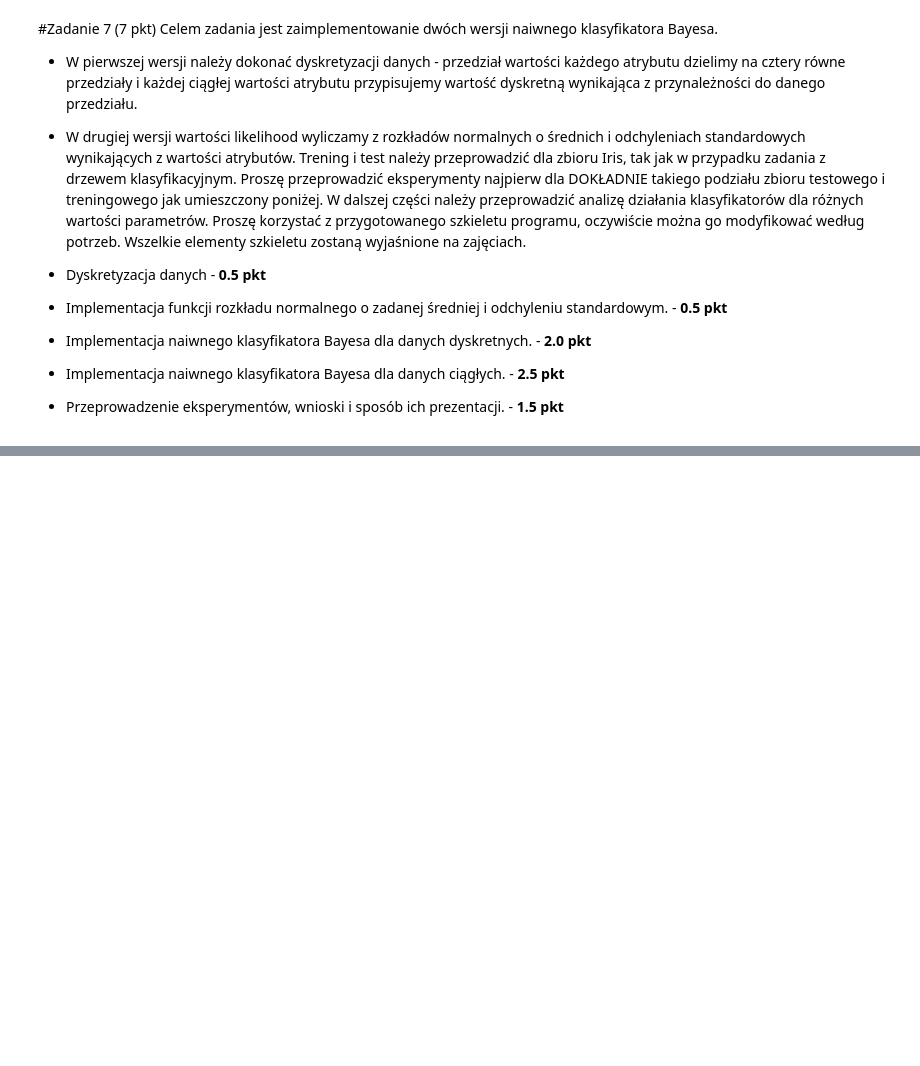
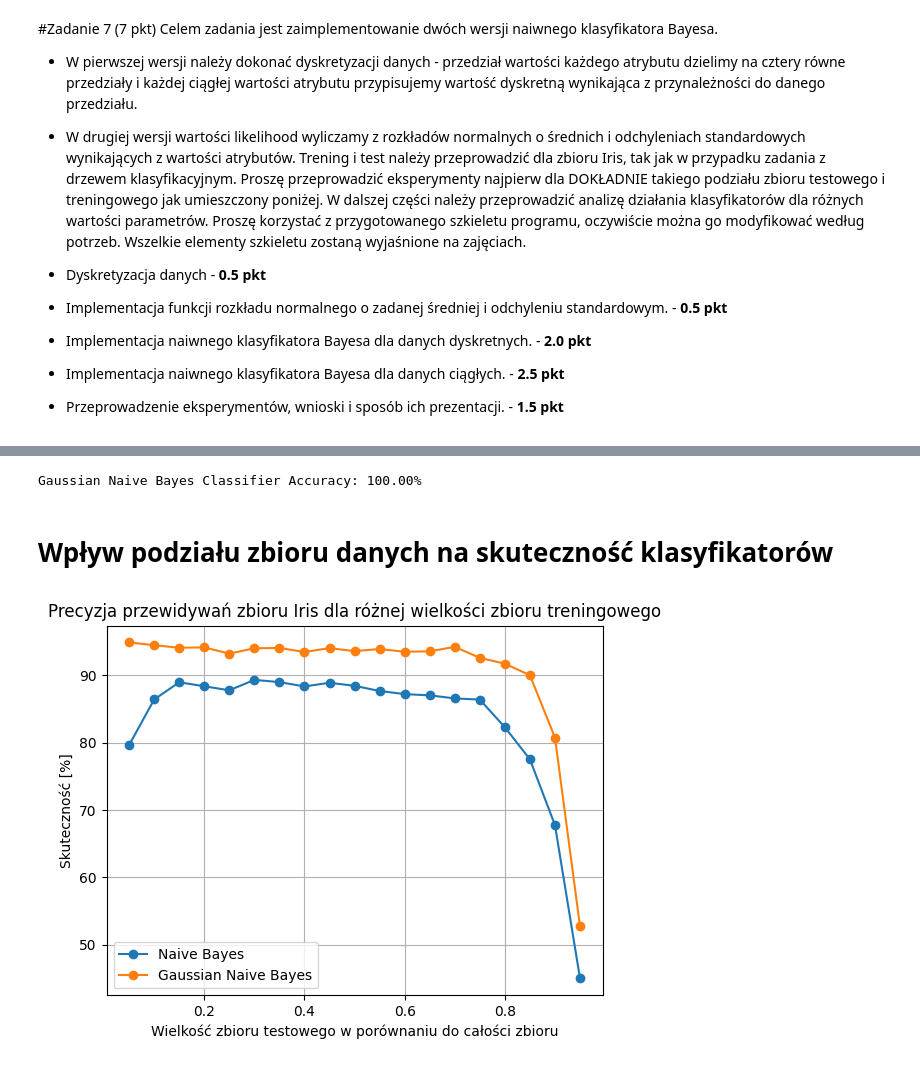
Before and after one commit to VisteK528/WSI, a Jupyter notebook: Exercise7/Zadanie_7.ipynb, the cells around one changed output, grey strips where cells are left out. Cells and saved outputs as stored; diff of their text form; code cells hidden in the pictures; blank space fills up the shorter version.

```diff
--- a/Exercise7/Zadanie_7.ipynb
+++ b/Exercise7/Zadanie_7.ipynb
@@ -202,0 +196,50 @@ Accuracy: 93.33%
+# %%
+accuracy_gauss = measure_accuracy(gaussian_naive_bayes, x_test, y_test)
+
+print(f"Gaussian Naive Bayes Classifier Accuracy: {accuracy_gauss*100:.2f}%")
+# %% [output]
+Gaussian Naive Bayes Classifier Accuracy: 100.00%
+# %% [markdown]
+# Wpływ podziału zbioru danych na skuteczność klasyfikatorów
+# %%
+def generate_plot(x, y, dataset: str, tries=100, random_state=None):
+    accuracies = []
+    split_values = []
+    for test_size_mult in range(1, 20):
+        naive_temp_accuracy = []
+        gauss_temp_accuracy = []
+        for i in range(tries):
+            if random_state is None:
+                x_train_1, x_test_1, y_train_1, y_test_1 = train_test_split(x, y, test_size=0.5*test_size_mult/10)
+            else:
+                x_train_1, x_test_1, y_train_1, y_test_1 = train_test_split(x, y, test_size=0.5*test_size_mult/10, random_state=random_state)
+            naive_1 = NaiveBayes()
+            gauss_1 = GaussianNaiveBayes()
+
+            naive_1.build_classifier(x_train_1, y_train_1)
+            gauss_1.build_classifier(x_train_1, y_train_1)
+
+            discrete_x_test_1 = naive_1.data_discretization(x_test_1)
+            naive_temp_accuracy.append(measure_accuracy(naive_1, discrete_x_test_1, y_test_1))
+            gauss_temp_accuracy.append(measure_accuracy(gauss_1, x_test_1, y_test_1))
+
+        accuracies.append((sum(naive_temp_accuracy)/tries, sum(gauss_temp_accuracy)/tries))
+        split_values.append(0.5*test_size_mult/10)
+
+    plt.plot(split_values,[x[0]*100 for x in accuracies],'o-', label=f"Naive Bayes")
+    plt.plot(split_values,[x[1]*100 for x in accuracies],'o-', label=f"Gaussian Naive Bayes")
+
+
+    plt.grid()
+    plt.legend()
+    if random_state is None:
+        plt.title(f"Precyzja przewidywań zbioru {dataset} dla różnej wielkości zbioru treningowego")
+    else:
+        plt.title(f"Precyzja przewidywań zbioru {dataset} dla różnej wielkości zbioru treningowego dla random_state={random_state}")
+    plt.ylabel("Skuteczność [%]")
+    plt.xlabel("Wielkość zbioru testowego w porównaniu do całości zbioru")
+    plt.show()
+# %%
+generate_plot(x, y, tries=100, dataset="Iris")
+# %% [output]
+[figure, added]
```
Also changed, not shown: parts of 21 cells of this notebook, 1 other file.
